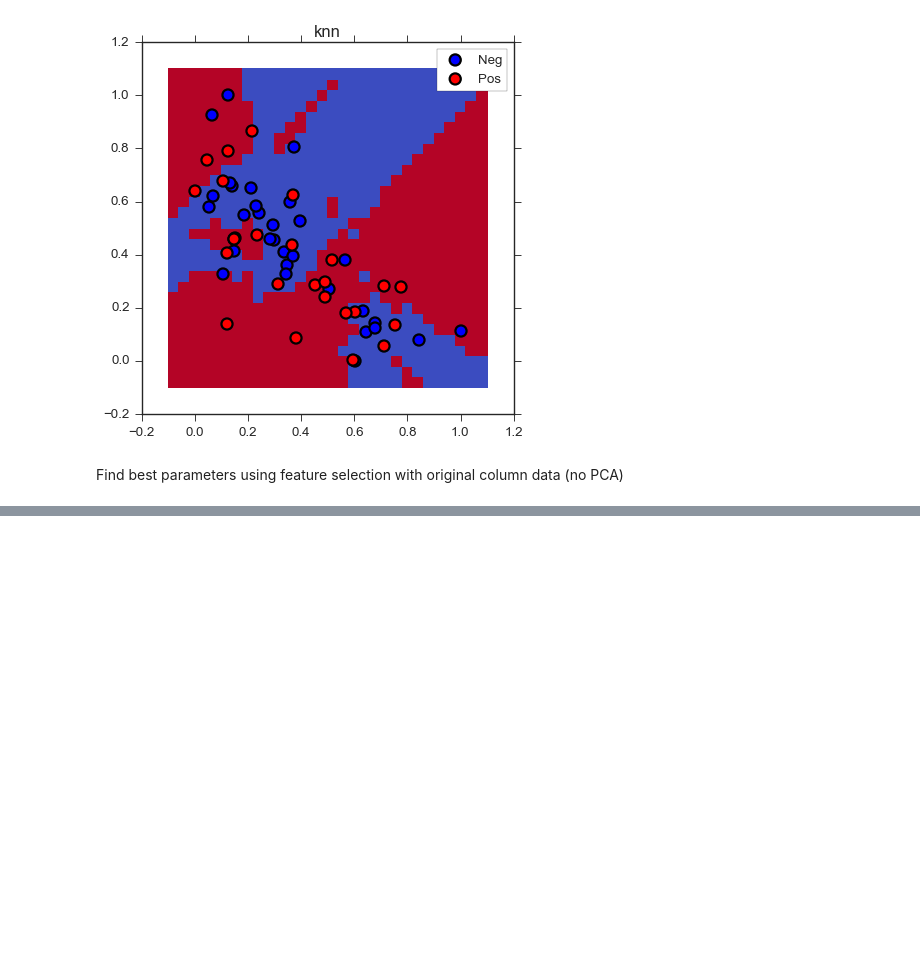
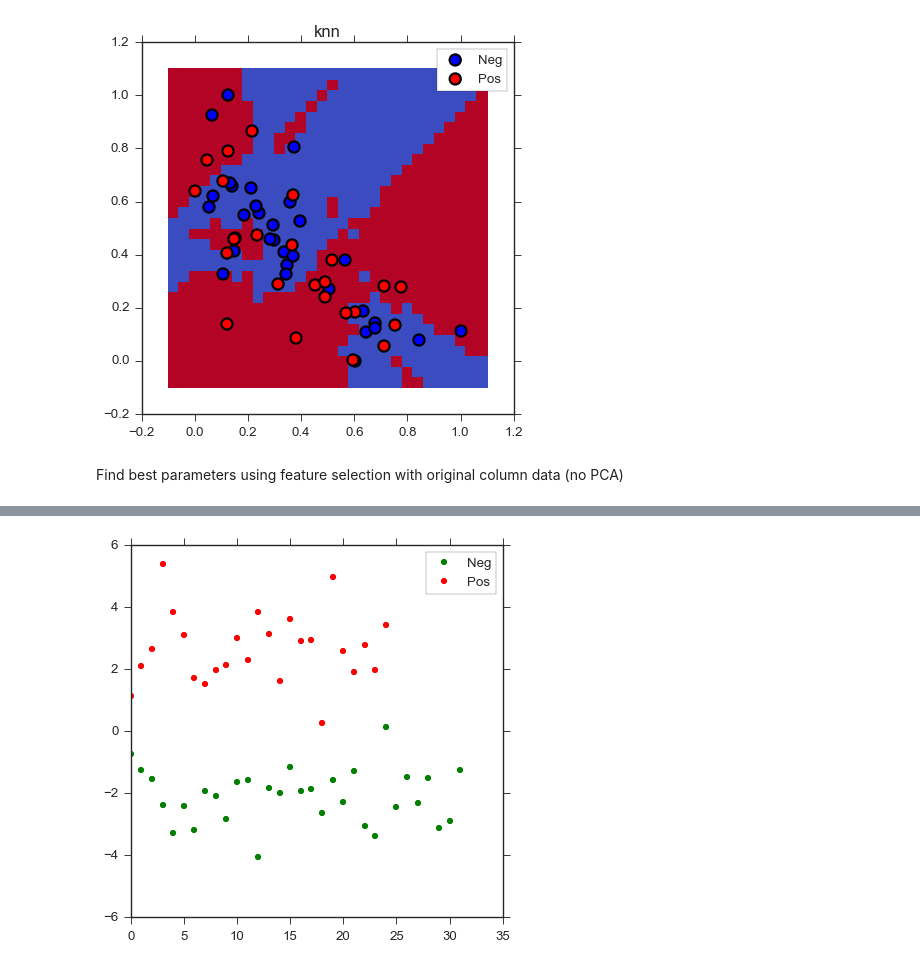
Before and after one commit to dmnfarrell/gordon-group, a Jupyter notebook: mirnaseq/miRNA_features_analysis.ipynb, the cells around one changed output, grey strips where cells are left out. Cells and saved outputs as stored; diff of their text form; code cells hidden in the pictures; blank space fills up the shorter version.

```diff
--- a/mirnaseq/miRNA_features_analysis.ipynb
+++ b/mirnaseq/miRNA_features_analysis.ipynb
@@ -67,11 +69,11 @@ print condmap[:5]
 # %%
 #use normalised columns
 scols = condmap.id+'(norm)'
-
 df = k.set_index('#miRNA')
 X=df[scols].T
 X=X.dropna(axis=1)
 X=X.drop_duplicates()
+names = list(X.columns)
 X=X.values
 # %%
 #standardize data
@@ -295,9 +323,16 @@ plt.legend()
 # %%
-lda = LDA(n_components=3)
-Xl = lda.fit(X, y).transform(X)
-fig = plt.figure(figsize=(6,6))
-for c, i in zip("grb", labels):
-    plt.scatter(Xl[y == i, 0], Xl[y == i, 1], c=c, s=100, label=i)
-plt.legend()
-#plt.xlabel('PC1')
-#plt.ylabel('PC2')
+def doLDA(X,y):
+    lda = LDA(n_components=2)
+    Xl = lda.fit_transform(X,y)
+    #ypred = lda.fit(X, y).predict(X)
+    fig = plt.figure(figsize=(6,6))
+    for c, i in zip("grb", labels):
+        #plt.scatter(Xl[y == i, 0], Xl[y == i, 1], c=c, s=100, label=i)
+        plt.plot(Xl[y == i, 0], 'o', c=c, label=i)
+    plt.legend()
+# %%
+labels = ['Neg','Pos']
+y = condmap.ELISA.values
+doLDA(X,y)
+# %% [output]
+[figure, added]
```
Also changed, not shown: parts of 10 cells of this notebook, 3 other files.
